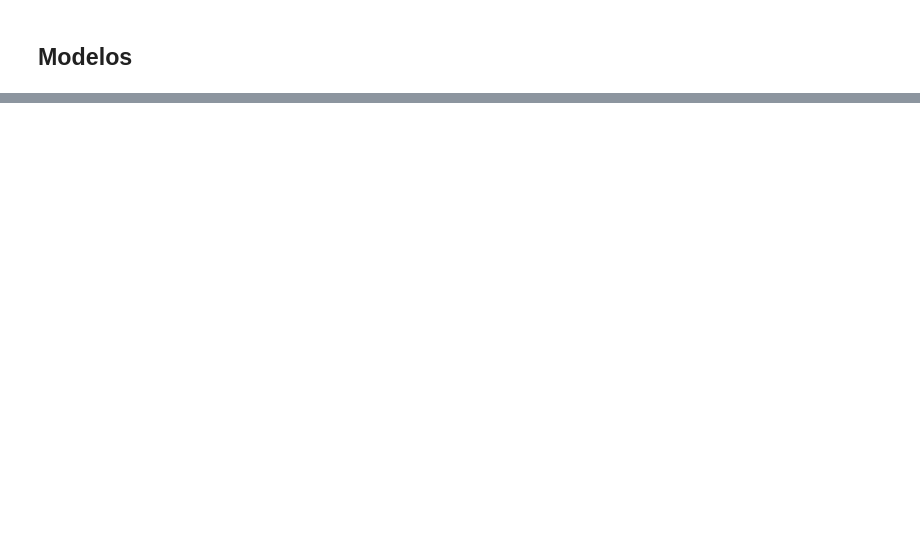
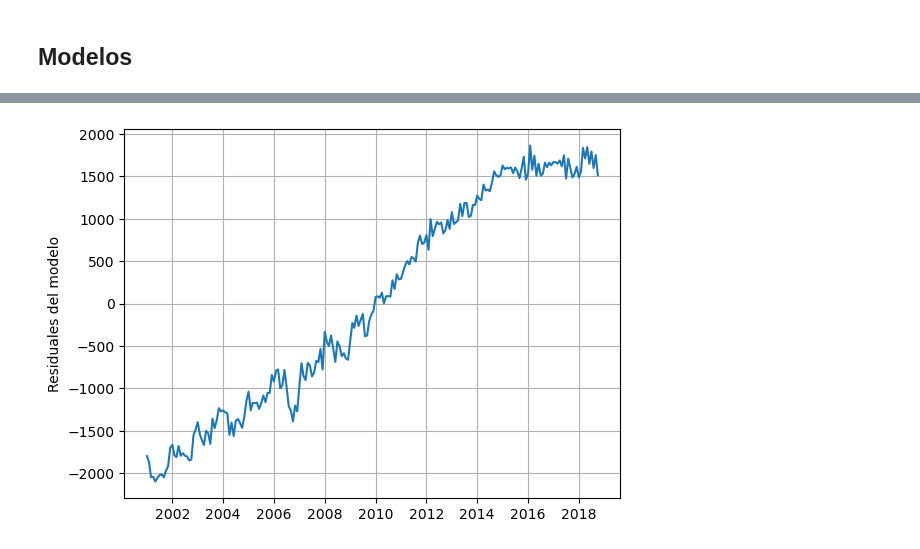
Before and after one commit to carlosjara/MCD_FAII, a Jupyter notebook: FAII/FAII/Talleres/T2_Tendencia_y_Estacionalidad.ipynb, the cells around one changed output, grey strips where cells are left out. Cells and saved outputs as stored; diff of their text form; code cells hidden in the pictures; blank space fills up the shorter version.

```diff
--- a/FAII/FAII/Talleres/T2_Tendencia_y_Estacionalidad.ipynb
+++ b/FAII/FAII/Talleres/T2_Tendencia_y_Estacionalidad.ipynb
@@ -63,0 +103,6 @@ X_for= sm.add_constant(x_for)
+# %%
+plt.ylabel("Residuales del modelo")
+plt.plot(lin_t.resid)
+plt.grid()
+# %% [output]
+[figure, added]
```
Also changed, not shown: parts of 30 cells of this notebook, 6 other files.
